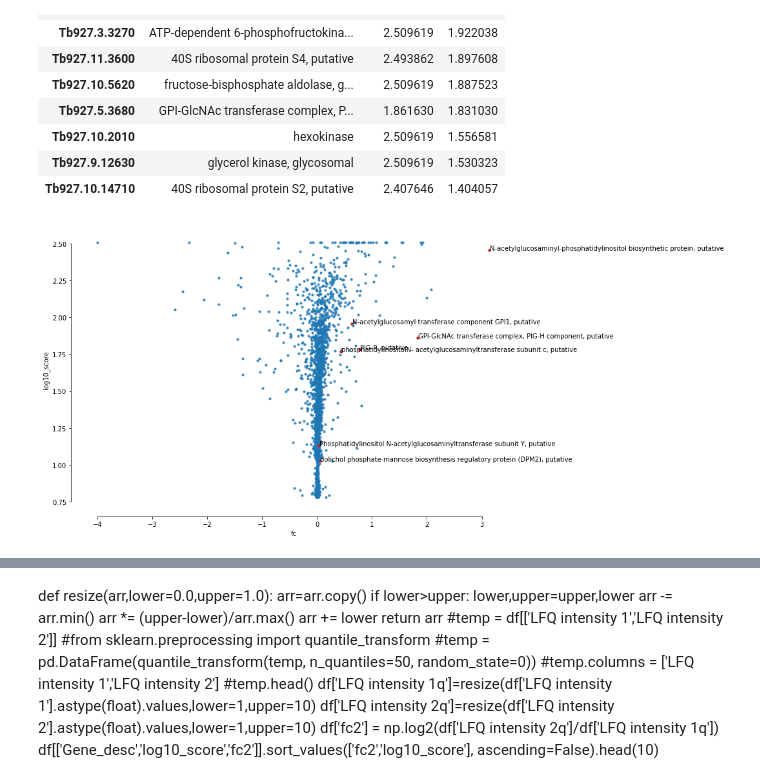
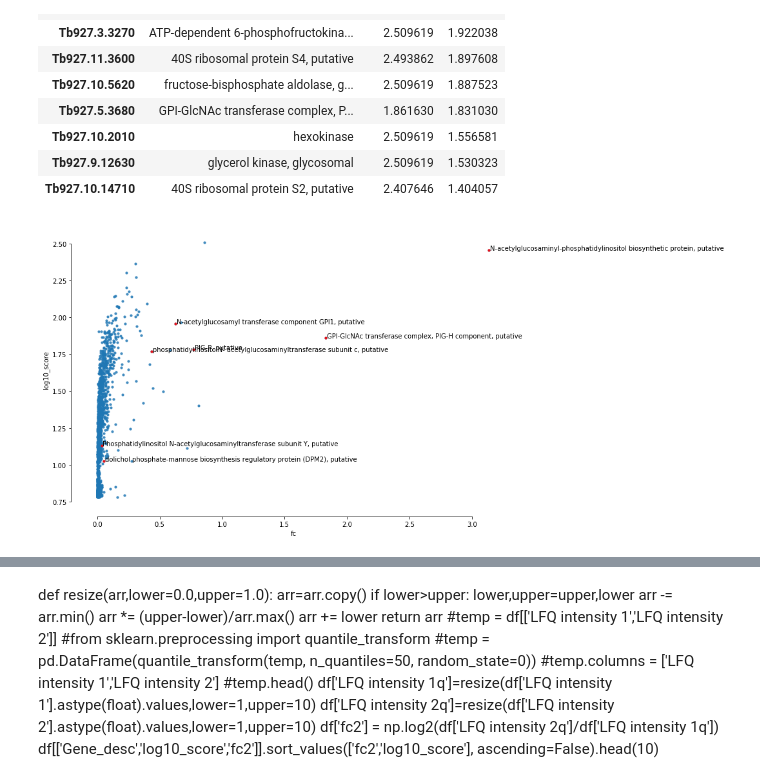
Before and after one commit to mtinti/zhe_20190318, a Jupyter notebook: txt_20190318.ipynb, the cells around one changed output, grey strips where cells are left out. Cells and saved outputs as stored; diff of their text form; code cells hidden in the pictures.

```diff
--- a/txt_20190318.ipynb
+++ b/txt_20190318.ipynb
@@ -23,7 +23,9 @@ init_notebook_mode(connected=True)
 #get only the gene id from
 #the new TryTripDB format
 def clean_id(temp_id):
-    temp_id = temp_id.split(':')[0]
+    if str(temp_id) == 'nan':
+        return 'nan'
+    temp_id = temp_id.split(';')[0].split(':')[0]
     if temp_id.count('.')>2:
         temp_id = '.'.join(temp_id.split('.')[0:3])
     return temp_id
@@ -125,31 +127,34 @@ tot  176  entries removed
 | Tb927.10.2010 | hexokinase | 2.509619 | 1.556581 |
 | Tb927.9.12630 | glycerol kinase, glycosomal | 2.509619 | 1.530323 |
 | Tb927.10.14710 | 40S ribosomal protein S2, putative | 2.407646 | 1.404057 |
+# %%
+df['combined_intensity'] = np.log10(df['LFQ intensity 2']+df['LFQ intensity 1']+1)
+df['LFQ_2log'] = np.log10(df['LFQ intensity 2'])
 # %%
 #selection = df[df['Score']>5]
 fig,ax = plt.subplots(figsize=(12,8))
 sns.regplot(x='fc', y='log10_score',
-            fit_reg=False, data = df,
+            fit_reg=False, data = df[df['LFQ intensity 1']==0],
             ax=ax, scatter_kws={'s':10})
 sns.despine(offset=10, trim=True)
 
 
 prots_to_annotate = [
     'Tb11.v5.0765',#'Tb927.2.1780',
     'Tb927.10.6140',
     'Tb927.5.3680',
     'Tb927.10.10110',
     'Tb927.3.4570',
     'Tb927.4.780',
     'Tb927.9.6440',
     ]
 sns.regplot(x='fc', y='log10_score',
             fit_reg=False, data = df.loc[prots_to_annotate],
             ax=ax, scatter_kws={'s':10, 'color':'red'})
 
 for prot in prots_to_annotate:
     x = df.loc[[prot]]['fc']
     y= df.loc[[prot]]['log10_score']
     ax.annotate(desc_dict[prot],(x,y), xytext=(x+0.01,y))
 # %% [output]
-[figure, old version]
+[figure, new version]
```
Also changed, not shown: parts of 9 cells of this notebook, 1 other file.
